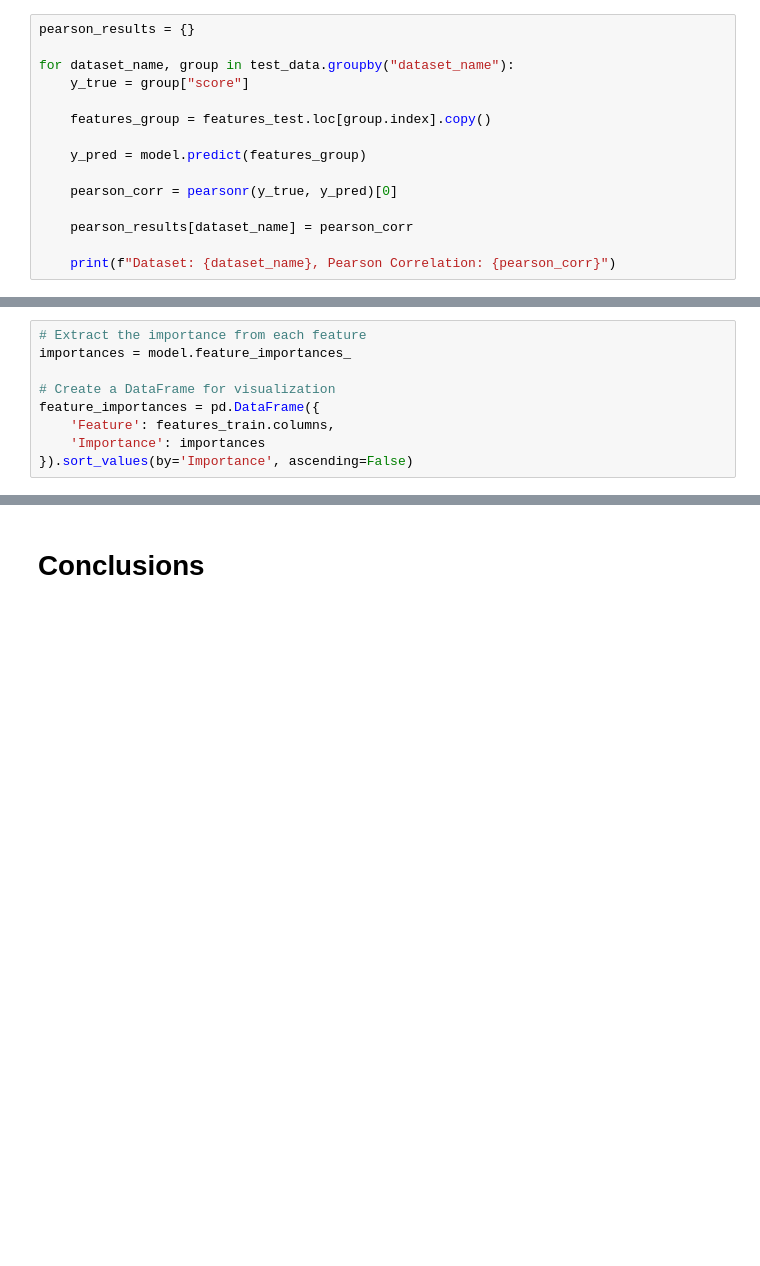
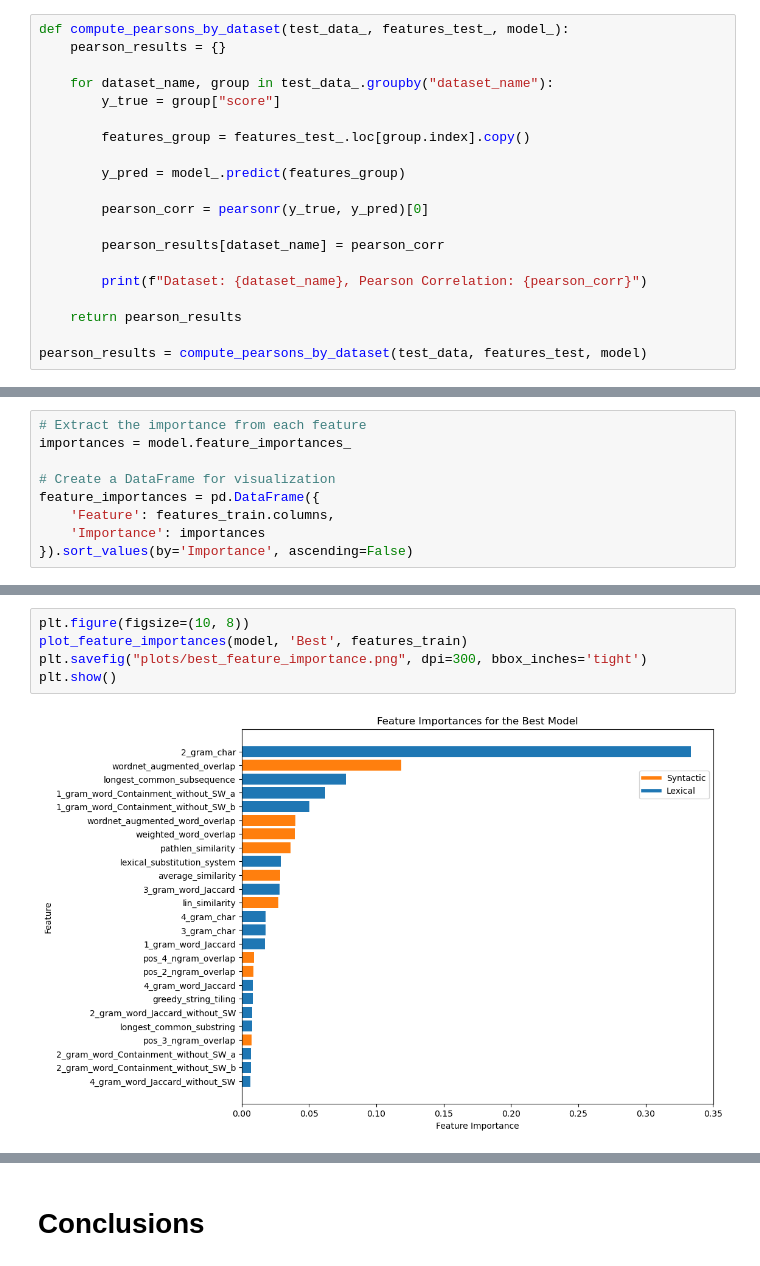
Before and after one commit to JoanK11/MAI-IHLT-Introduction_to_Human_Language_Technology, a Jupyter notebook: training_and_results.ipynb, the cells around one changed output, grey strips where cells are left out. Cells and saved outputs as stored; diff of their text form; blank space fills up the shorter version.

Commit message:
Training Notebook Finished

```diff
--- a/training_and_results.ipynb
+++ b/training_and_results.ipynb
@@ -265,20 +267,25 @@ We obtained a Pearson Correlation of 0.7576 on the test data. This indicates a s
 # %% [markdown]
 Next, we will analyze the performance of our best model for each dataset. With this, we hope to extract useful information about how our model behaves with pairs of sentences from different sources, such as sentence pairs obtained from news sources on the web (MSRpar), manual descriptions of videos (MSRvid), etc., and see if our model performs better in some cases than in others.
 # %%
-pearson_results = {}
+def compute_pearsons_by_dataset(test_data_, features_test_, model_):
+    pearson_results = {}
 
-for dataset_name, group in test_data.groupby("dataset_name"):
-    y_true = group["score"]
+    for dataset_name, group in test_data_.groupby("dataset_name"):
+        y_true = group["score"]
 
-    features_group = features_test.loc[group.index].copy()
+        features_group = features_test_.loc[group.index].copy()
 
-    y_pred = model.predict(features_group)
+        y_pred = model_.predict(features_group)
 
-    pearson_corr = pearsonr(y_true, y_pred)[0]
+        pearson_corr = pearsonr(y_true, y_pred)[0]
 
-    pearson_results[dataset_name] = pearson_corr
+        pearson_results[dataset_name] = pearson_corr
 
-    print(f"Dataset: {dataset_name}, Pearson Correlation: {pearson_corr}")
+        print(f"Dataset: {dataset_name}, Pearson Correlation: {pearson_corr}")
+
+    return pearson_results
+
+pearson_results = compute_pearsons_by_dataset(test_data, features_test, model)
 # %% [output]
 Dataset: MSRpar, Pearson Correlation: 0.6097693001022645
 Dataset: MSRvid, Pearson Correlation: 0.8386748282534271
@@ -506,3 +448,10 @@ plt.show()
+# %%
+plt.figure(figsize=(10, 8))
+plot_feature_importances(model, 'Best', features_train)
+plt.savefig("plots/best_feature_importance.png", dpi=300, bbox_inches='tight')
+plt.show()
+# %% [output]
+[figure, added]
 # %% [markdown]
 The bar chart displays the importance of each feature in the selected model. Features with higher importance scores contribute more significantly to the model's predictions, while those with lower scores have less influence.
 
```
Also changed, not shown: parts of 30 cells of this notebook, 6 other files.
